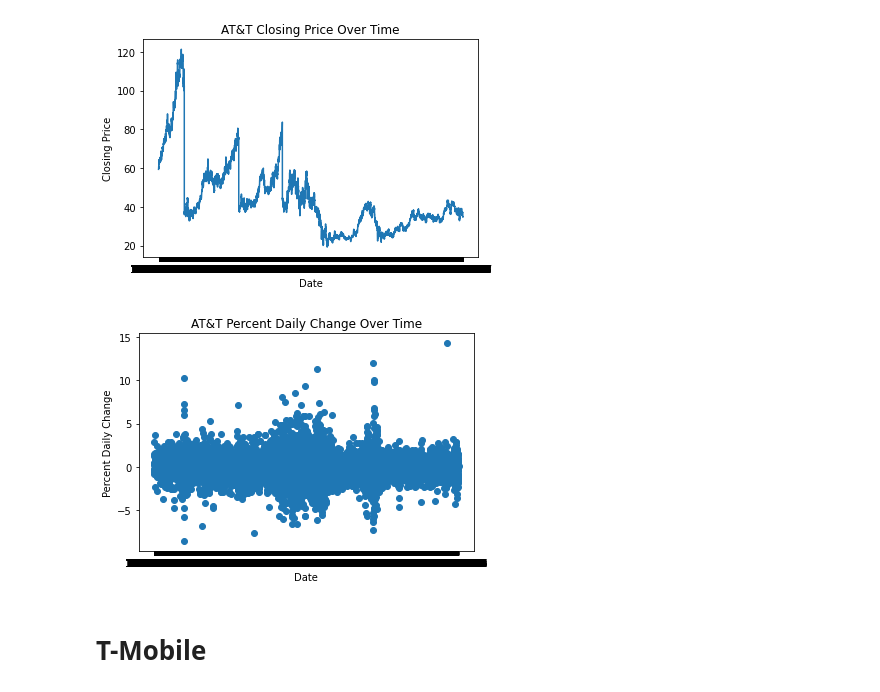
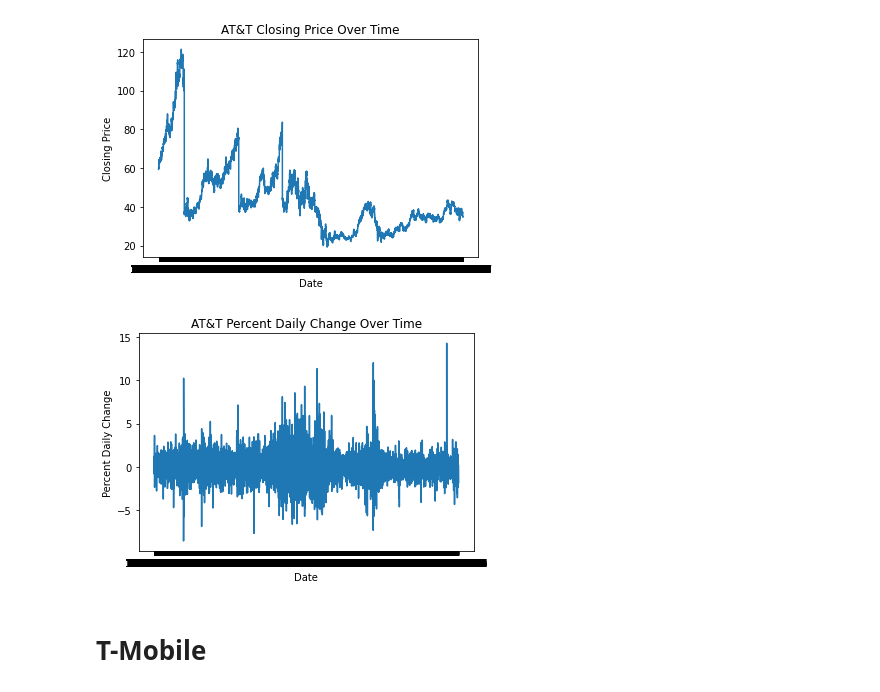
Before and after one commit to mssubaiti/Project1_Group1, a Jupyter notebook: nasdaq.ipynb, the cells around one changed output. Drawn from its saved outputs; the diff is of its cells as text; code cells hidden in the pictures.

```diff
--- a/nasdaq.ipynb
+++ b/nasdaq.ipynb
@@ -139,13 +128,13 @@ plt.show()
 # %% [output]
 [figure]
 # %%
-plt.scatter(att_data['Date'], att_data['Percent Daily Change'])
+plt.plot(att_data['Date'], att_data['Percent Daily Change'])
 plt.title("AT&T Percent Daily Change Over Time")
 plt.xlabel("Date")
 plt.ylabel("Percent Daily Change")
 plt.show()
 # %% [output]
-[figure, old version]
+[figure, new version]
 # %% [markdown]
 # T-Mobile
 # %%
```
Also changed, not shown: parts of 19 cells of this notebook, 1 other file.
